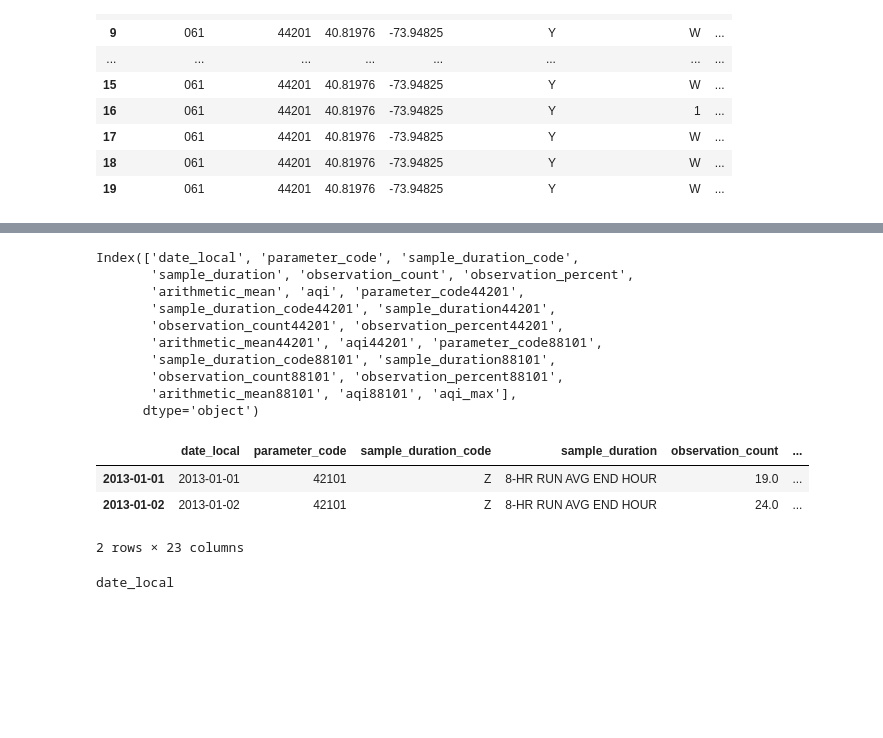
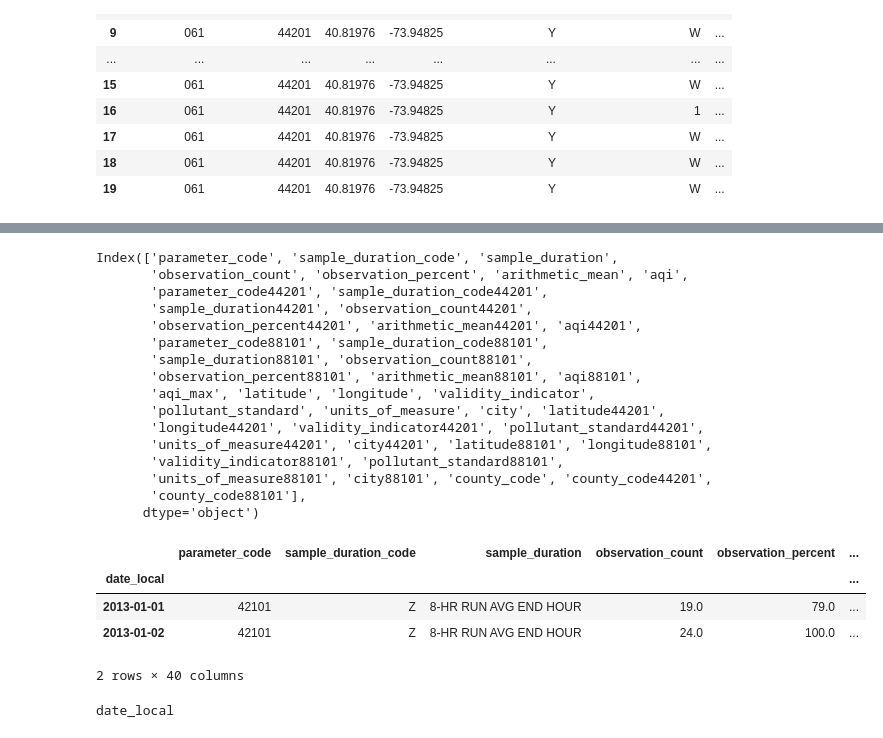
Before and after one commit to ChristineChung/AQI-Avengers-Project2-Group4, a Jupyter notebook: Main.ipynb, the cells around one changed output, grey strips where cells are left out. Drawn from its saved outputs; the diff is of its cells as text; code cells hidden in the pictures; blank space fills up the shorter version.

```diff
--- a/Main.ipynb
+++ b/Main.ipynb
@@ -51,16 +51,17 @@ County codes used:
 88502 - Acceptable PM2.5 AQI & Speciation Mass (has data but dropna removes all records)
 # %%
 # Define the API endpoint and parameters
-#url = "https://aqs.epa.gov/data/api/dailyData/byCounty?"
+url = "https://aqs.epa.gov/data/api/dailyData/byCounty?"
 # https://aqs.epa.gov/data/api/dailyData/byState?email=test@aqs.api&key=test&param=45201&bdate=19950515&edate=19950515&state=37
-url = "https://aqs.epa.gov/data/api/dailyData/byState?"
+#url = "https://aqs.epa.gov/data/api/dailyData/byState?"
 param = "44201"         #44201,42101,88101,81102,42401,42602"
 begin_date = "20230101"
 end_date = "20231231"
 state = "36"
-county = "059"         #New York County
+county = "061"         #New York County
 
 # Build URL
+"""
 query_url = (
     f"{url}email={email}&key={epa_api_key}&param={param}&bdate={begin_date}&edate={end_date}"
     + f"&state={state}"
@@ -70,4 +71,3 @@ query_url = (
     f"{url}email={email}&key={epa_api_key}&param={param}&bdate={begin_date}&edate={end_date}"
     + f"&state={state}&county={county}"
 )
-"""
@@ -297,5 +329,5 @@ merged_df.tail()
 # %%
 # Add new column for Max AQI value
-merged_df['aqi_max'] = merged_df[['aqi', 'aqi44201', 'aqi88101']].max(axis=1)
+all_counties_df['aqi_max'] = all_counties_df[['aqi', 'aqi44201', 'aqi88101']].max(axis=1)
 # %%
 #merged_df.dropna()
@@ -305,21 +337,28 @@ merged_df.shape
 # %%
-merged_df.columns
+all_counties_df.columns
 # %% [output]
-Index(['date_local', 'parameter_code', 'sample_duration_code',
-       'sample_duration', 'observation_count', 'observation_percent',
-       'arithmetic_mean', 'aqi', 'parameter_code44201',
-       'sample_duration_code44201', 'sample_duration44201',
-       'observation_count44201', 'observation_percent44201',
-       'arithmetic_mean44201', 'aqi44201', 'parameter_code88101',
-       'sample_duration_code88101', 'sample_duration88101',
-       'observation_count88101', 'observation_percent88101',
-       'arithmetic_mean88101', 'aqi88101', 'aqi_max'],
+Index(['parameter_code', 'sample_duration_code', 'sample_duration',
+       'observation_count', 'observation_percent', 'arithmetic_mean', 'aqi',
+       'parameter_code44201', 'sample_duration_code44201',
+       'sample_duration44201', 'observation_count44201',
+       'observation_percent44201', 'arithmetic_mean44201', 'aqi44201',
+       'parameter_code88101', 'sample_duration_code88101',
+       'sample_duration88101', 'observation_count88101',
+       'observation_percent88101', 'arithmetic_mean88101', 'aqi88101',
+       'aqi_max', 'latitude', 'longitude', 'validity_indicator',
+       'pollutant_standard', 'units_of_measure', 'city', 'latitude44201',
+       'longitude44201', 'validity_indicator44201', 'pollutant_standard44201',
+       'units_of_measure44201', 'city44201', 'latitude88101', 'longitude88101',
+       'validity_indicator88101', 'pollutant_standard88101',
+       'units_of_measure88101', 'city88101', 'county_code', 'county_code44201',
+       'county_code88101'],
       dtype='object')
 # %%
-merged_df.head(2)
+all_counties_df.head(2)
 # %% [output]
-|  | date_local | parameter_code | sample_duration_code | sample_duration | observation_count | ... |
-| 2013-01-01 | 2013-01-01 | 42101 | Z | 8-HR RUN AVG END HOUR | 19.0 | ... |
-| 2013-01-02 | 2013-01-02 | 42101 | Z | 8-HR RUN AVG END HOUR | 24.0 | ... |
+|  | parameter_code | sample_duration_code | sample_duration | observation_count | observation_percent | ... |
+| date_local |  |  |  |  |  | ... |
+| 2013-01-01 | 42101 | Z | 8-HR RUN AVG END HOUR | 19.0 | 79.0 | ... |
+| 2013-01-02 | 42101 | Z | 8-HR RUN AVG END HOUR | 24.0 | 100.0 | ... |
-2 rows × 23 columns
+2 rows × 40 columns
 # %%
```
Also changed, not shown: parts of 12 cells of this notebook, 3 other files.
